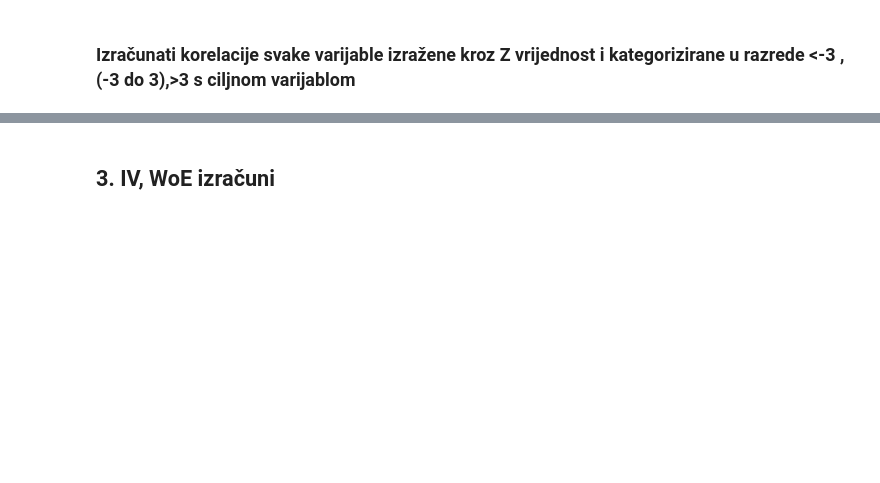
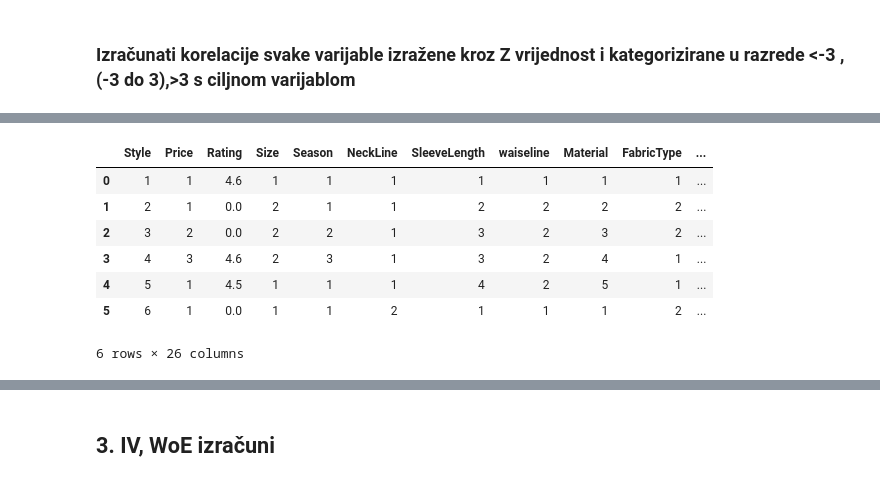
Before and after one commit to kelj0/university, a Jupyter notebook: SPO/SPO_Karlo_Kegljevic.ipynb, the cells around one changed output, grey strips where cells are left out. Drawn from its saved outputs; the diff is of its cells as text; code cells hidden in the pictures; blank space fills up the shorter version.

```diff
--- a/SPO/SPO_Karlo_Kegljevic.ipynb
+++ b/SPO/SPO_Karlo_Kegljevic.ipynb
@@ -349,0 +375,18 @@ scatter_matrix(n_dresses, figsize=(20, 20));
+# %%
+
+dresses_groups = n_dresses.copy()
+for c in n_dresses.columns:
+    dresses_groups[f"{c}-groups"] = pd.cut(dresses_groups[c], [-9999, -3, 3, 9999], labels=['<-3', '-3 to 3', '>3'])
+
+# prikazati cemo samo grupirane kategorizirane razrede u style
+# no gornjim forom smo to napravili za svaki column
+dresses_groups.groupby("Style-groups").head(3)
+# %% [output]
+|  | Style | Price | Rating | Size | Season | NeckLine | SleeveLength | waiseline | Material | FabricType | ... |
+| 0 | 1 | 1 | 4.6 | 1 | 1 | 1 | 1 | 1 | 1 | 1 | ... |
+| 1 | 2 | 1 | 0.0 | 2 | 1 | 1 | 2 | 2 | 2 | 2 | ... |
+| 2 | 3 | 2 | 0.0 | 2 | 2 | 1 | 3 | 2 | 3 | 2 | ... |
+| 3 | 4 | 3 | 4.6 | 2 | 3 | 1 | 3 | 2 | 4 | 1 | ... |
+| 4 | 5 | 1 | 4.5 | 1 | 1 | 1 | 4 | 2 | 5 | 1 | ... |
+| 5 | 6 | 1 | 0.0 | 1 | 1 | 2 | 1 | 1 | 1 | 2 | ... |
+6 rows × 26 columns
```
Also changed, not shown: parts of 32 cells of this notebook.
